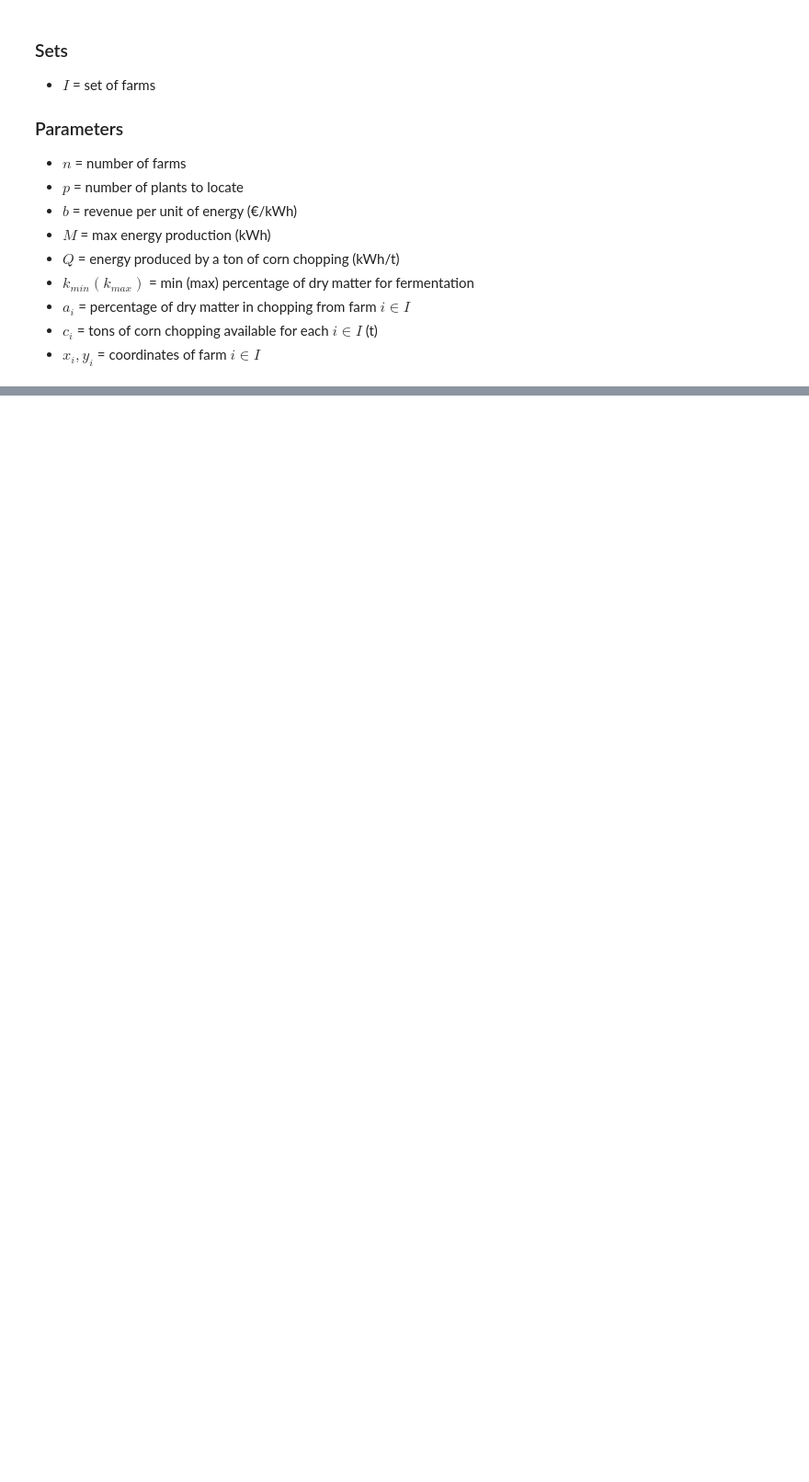
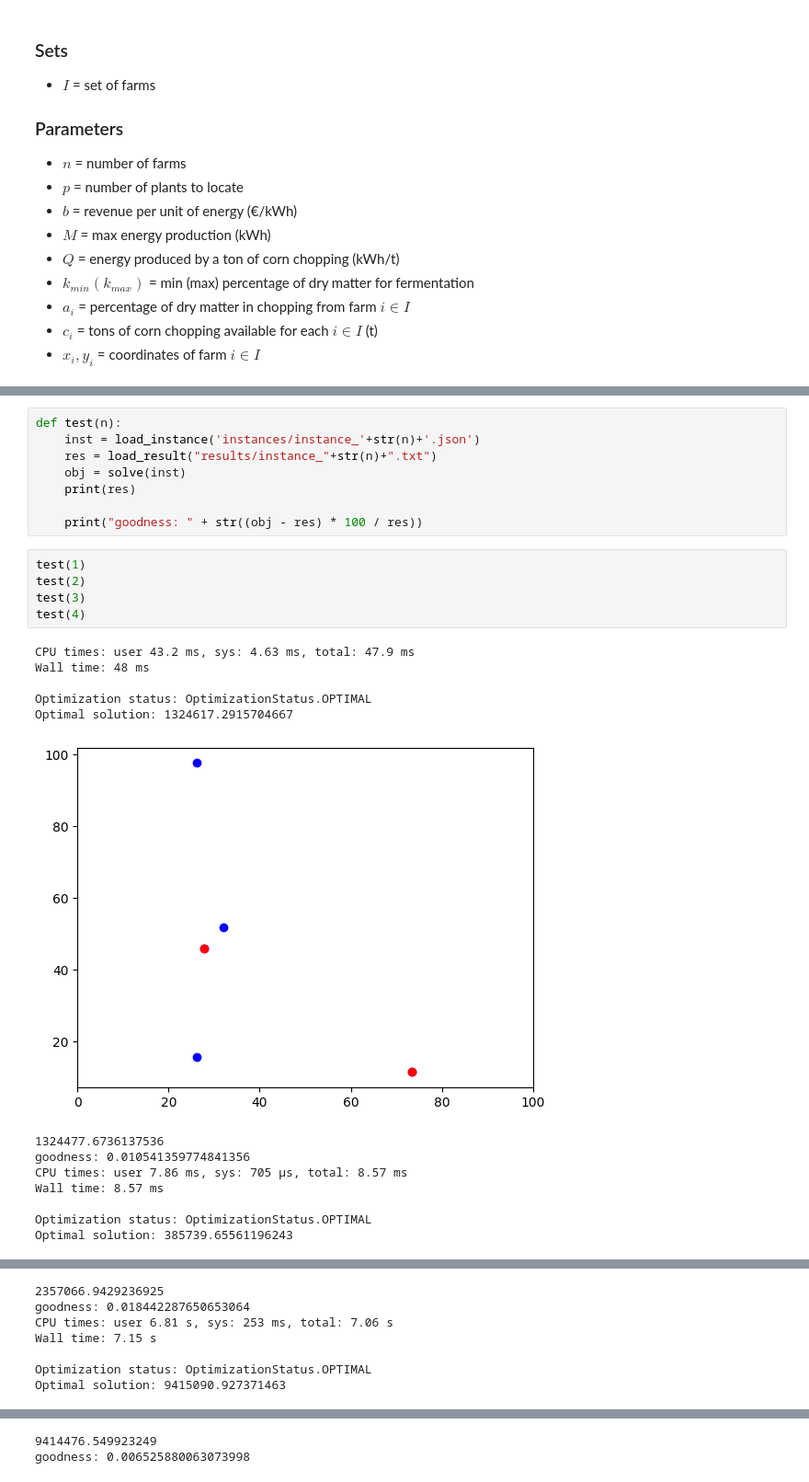
Before and after one commit to PolimiGiovanniArriciati/big-project-FOR, a Jupyter notebook: biogas_location.ipynb, the cells around one changed output, grey strips where cells are left out. Shown: that part at 92% size. Saved outputs shown, nothing was run; the diff lists cells and outputs as text; blank space fills up the shorter version.

```diff
--- a/biogas_location.ipynb
+++ b/biogas_location.ipynb
@@ -112,0 +221,27 @@ gap: -100.0
+# %%
+def test(n):
+    inst = load_instance('instances/instance_'+str(n)+'.json')
+    res = load_result("results/instance_"+str(n)+".txt")
+    obj = solve(inst)
+    print(res)
+
+    print("goodness: " + str((obj - res) * 100 / res))
+# %%
+test(1)
+test(2)
+test(3)
+test(4)
+# %% [output]
+CPU times: user 43.2 ms, sys: 4.63 ms, total: 47.9 ms
+Wall time: 48 ms
+
+Optimization status: OptimizationStatus.OPTIMAL
+Optimal solution: 1324617.2915704667
+[figure, added]
+1324477.6736137536
+goodness: 0.010541359774841356
+CPU times: user 7.86 ms, sys: 705 µs, total: 8.57 ms
+Wall time: 8.57 ms
+
+Optimization status: OptimizationStatus.OPTIMAL
+Optimal solution: 385739.65561196243
@@ -112,0 +267,7 @@ gap: -100.0
+2357066.9429236925
+goodness: 0.018442287650653064
+CPU times: user 6.81 s, sys: 253 ms, total: 7.06 s
+Wall time: 7.15 s
+
+Optimization status: OptimizationStatus.OPTIMAL
+Optimal solution: 9415090.927371463
@@ -112,0 +275,2 @@ gap: -100.0
+9414476.549923249
+goodness: 0.006525880063073998
```
Also changed, not shown: parts of 10 cells of this notebook.
